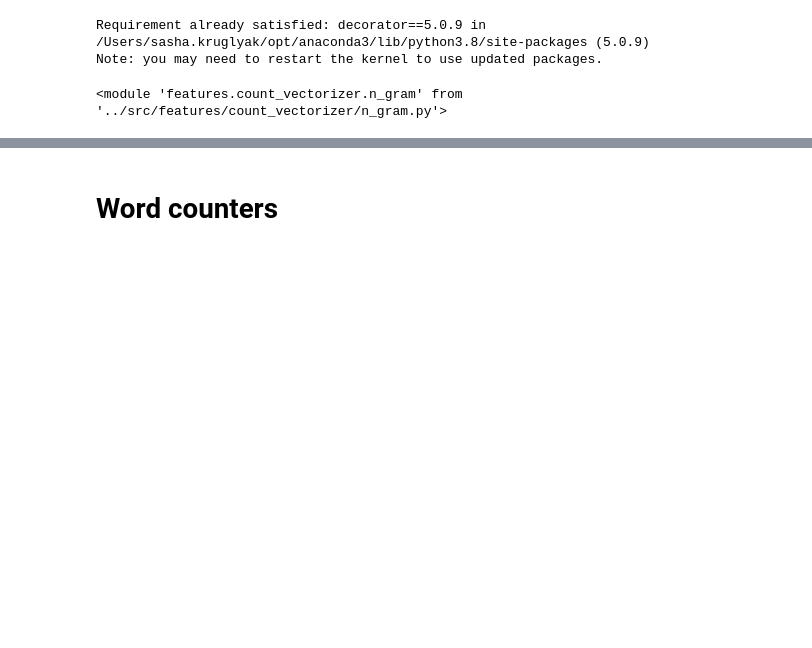
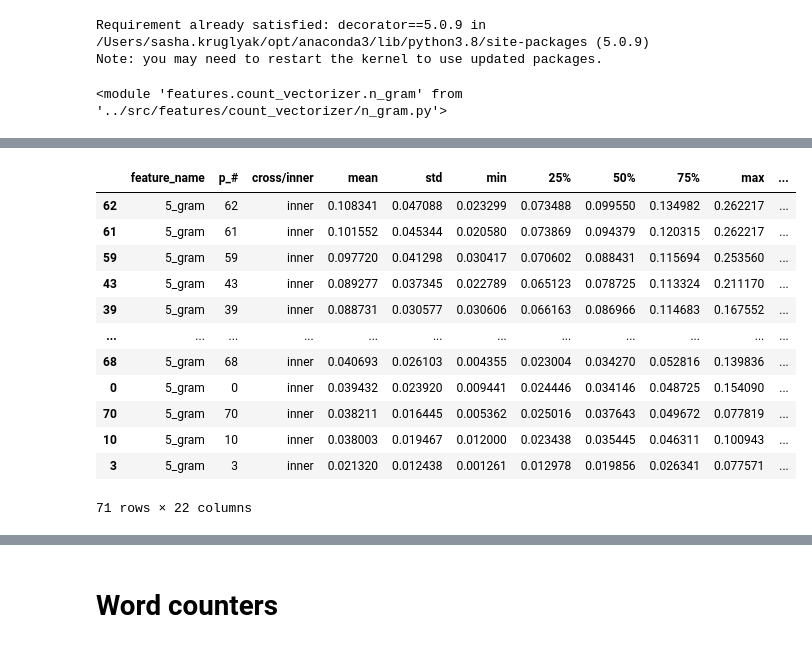
Before and after one commit to sashaaKr/thesis, a Jupyter notebook: notebooks/statistics df.ipynb, the cells around one changed output, grey strips where cells are left out. Drawn from its saved outputs; the diff is of its cells as text; code cells hidden in the pictures; blank space fills up the shorter version.

```diff
--- a/notebooks/statistics df.ipynb
+++ b/notebooks/statistics df.ipynb
@@ -271,3 +325,25 @@ statistics_df_combined_copy[
 statistics_df[statistics_df['feature_name'] == '5_gram'].sort_values('p_#').to_csv('../computed_data/text_to_text/5_gram_zwickau_stats_df.csv')
 # %%
 statistics_df[statistics_df['feature_name'] == '5_gram'].set_index(['p_#', 'cross/inner', ]).sort_values('p_#')
+# %%
+breslau_to_london_copy_df = statistics_df_combined_copy[
+    (statistics_df_combined_copy['feature_name'] == '5_gram') &
+    (statistics_df_combined_copy['cross/inner'] == 'inner') &
+    (statistics_df_combined_copy['version'] == 'breslau_to_london')
+]
+# %%
+breslau_to_london_copy_df.sort_values('mean', ascending=False)
+# %% [output]
+|  | feature_name | p_# | cross/inner | mean | std | min | 25% | 50% | 75% | max | ... |
+| 62 | 5_gram | 62 | inner | 0.108341 | 0.047088 | 0.023299 | 0.073488 | 0.099550 | 0.134982 | 0.262217 | ... |
+| 61 | 5_gram | 61 | inner | 0.101552 | 0.045344 | 0.020580 | 0.073869 | 0.094379 | 0.120315 | 0.262217 | ... |
+| 59 | 5_gram | 59 | inner | 0.097720 | 0.041298 | 0.030417 | 0.070602 | 0.088431 | 0.115694 | 0.253560 | ... |
+| 43 | 5_gram | 43 | inner | 0.089277 | 0.037345 | 0.022789 | 0.065123 | 0.078725 | 0.113324 | 0.211170 | ... |
+| 39 | 5_gram | 39 | inner | 0.088731 | 0.030577 | 0.030606 | 0.066163 | 0.086966 | 0.114683 | 0.167552 | ... |
+| ... | ... | ... | ... | ... | ... | ... | ... | ... | ... | ... | ... |
+| 68 | 5_gram | 68 | inner | 0.040693 | 0.026103 | 0.004355 | 0.023004 | 0.034270 | 0.052816 | 0.139836 | ... |
+| 0 | 5_gram | 0 | inner | 0.039432 | 0.023920 | 0.009441 | 0.024446 | 0.034146 | 0.048725 | 0.154090 | ... |
+| 70 | 5_gram | 70 | inner | 0.038211 | 0.016445 | 0.005362 | 0.025016 | 0.037643 | 0.049672 | 0.077819 | ... |
+| 10 | 5_gram | 10 | inner | 0.038003 | 0.019467 | 0.012000 | 0.023438 | 0.035445 | 0.046311 | 0.100943 | ... |
+| 3 | 5_gram | 3 | inner | 0.021320 | 0.012438 | 0.001261 | 0.012978 | 0.019856 | 0.026341 | 0.077571 | ... |
+71 rows × 22 columns
```
Also changed, not shown: parts of 35 cells of this notebook, 10 other files.
